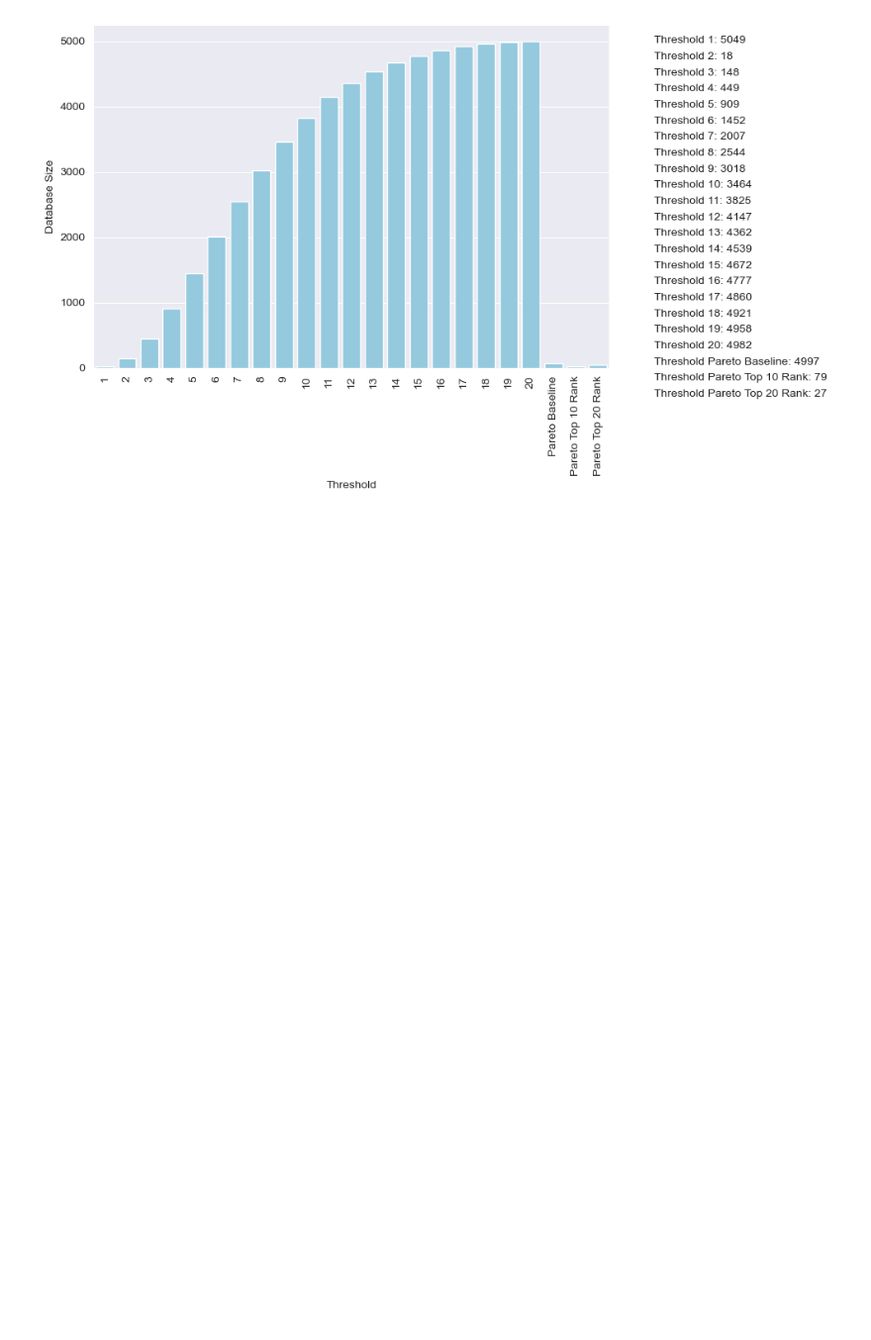
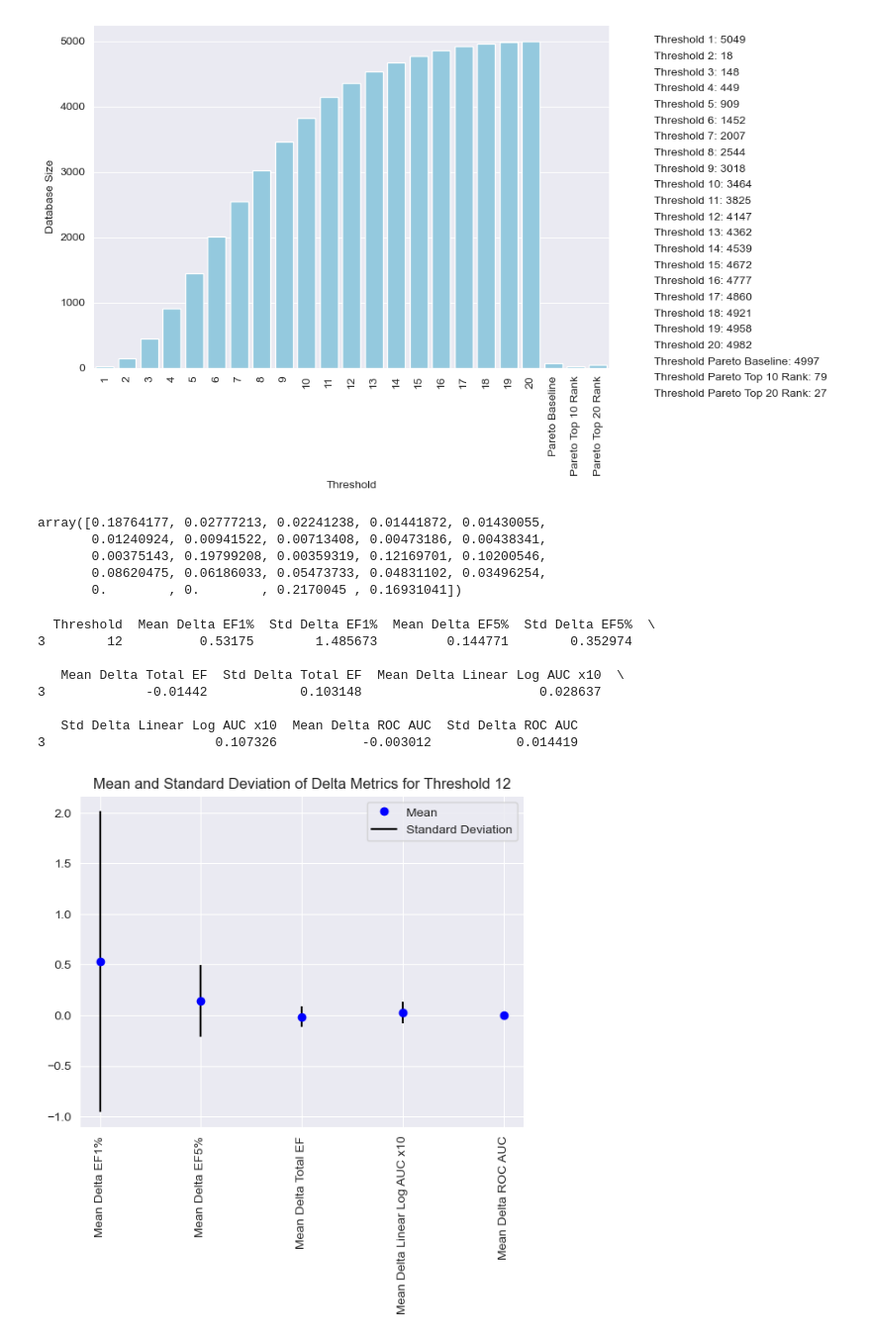
Before and after one commit to DKchemistry/chembl, a Jupyter notebook: stasa/GPCR_B_dk.ipynb, the cells around one changed output. Shown at 99% size. Cells and saved outputs as stored; diff of their text form; code cells hidden in the pictures; blank space fills up the shorter version.

```diff
--- a/stasa/GPCR_B_dk.ipynb
+++ b/stasa/GPCR_B_dk.ipynb
@@ -533,3 +533,56 @@ plt.tight_layout()
 plt.show()
 # %% [output]
 [figure]
+# %%
+errors
+# %% [output]
+array([0.18764177, 0.02777213, 0.02241238, 0.01441872, 0.01430055,
+       0.01240924, 0.00941522, 0.00713408, 0.00473186, 0.00438341,
+       0.00375143, 0.19799208, 0.00359319, 0.12169701, 0.10200546,
+       0.08620475, 0.06186033, 0.05473733, 0.04831102, 0.03496254,
+       0.        , 0.        , 0.2170045 , 0.16931041])
+# %%
+# Subset the DataFrame for 'Threshold' == 12
+subset_df = grouped_df[grouped_df['Threshold'] == '12']
+
+# Display the subset DataFrame
+print(subset_df)
+
+# Define the columns for mean and standard deviation
+mean_columns = ['Mean Delta EF1%', 'Mean Delta EF5%', 'Mean Delta Total EF', 'Mean Delta Linear Log AUC x10', 'Mean Delta ROC AUC']
+std_columns = ['Std Delta EF1%', 'Std Delta EF5%', 'Std Delta Total EF', 'Std Delta Linear Log AUC x10', 'Std Delta ROC AUC']
+
+# Create a figure and axes
+fig, ax = plt.subplots()
+
+# Plot the mean and standard deviation values
+for mean_col, std_col in zip(mean_columns, std_columns):
+  mean_value = subset_df[mean_col].values[0]
+  std_value = subset_df[std_col].values[0]
+  ax.errorbar(mean_col, mean_value, yerr=std_value, fmt='o', color='blue', ecolor='black')
+
+# Create custom artists for the legend
+mean_artist = plt.Line2D((0,1),(0,0), color='blue', marker='o', linestyle='')
+std_artist = plt.Line2D((0,1),(0,0), color='black')
+
+# Add the legend
+ax.legend([mean_artist, std_artist], ['Mean', 'Standard Deviation'])
+
+# Rotate the x-axis labels for readability
+plt.xticks(rotation=90)
+
+#title plot
+plt.title('Mean and Standard Deviation of Delta Metrics for Threshold 12')
+
+# Show the plot
+plt.show()
+# %% [output]
+  Threshold  Mean Delta EF1%  Std Delta EF1%  Mean Delta EF5%  Std Delta EF5%  \
+3        12          0.53175        1.485673         0.144771        0.352974
+
+   Mean Delta Total EF  Std Delta Total EF  Mean Delta Linear Log AUC x10  \
+3             -0.01442            0.103148                       0.028637
+
+   Std Delta Linear Log AUC x10  Mean Delta ROC AUC  Std Delta ROC AUC
+3                      0.107326           -0.003012           0.014419
+[figure, added]
```
Also changed, not shown: parts of 1 cell of this notebook.
